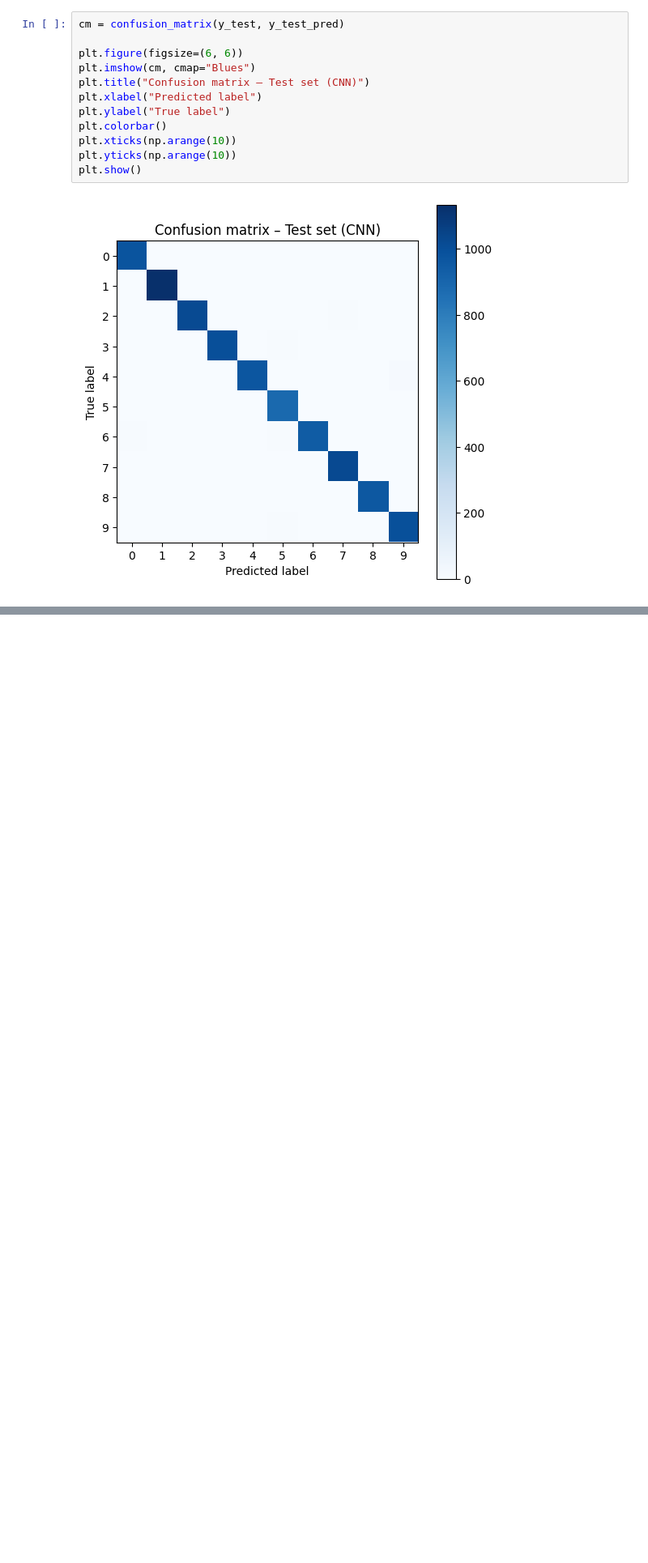
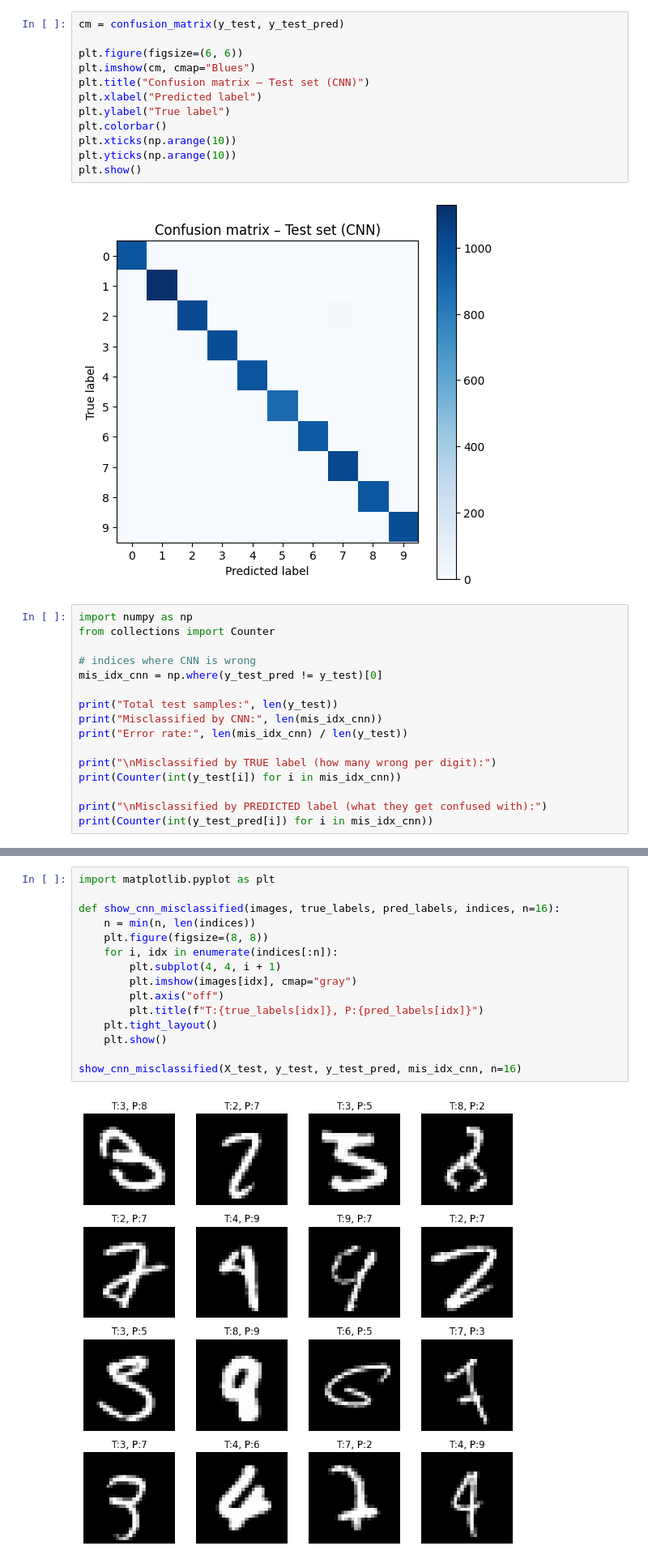
Before and after one commit to ChangeEngine/Intro-to-ML--Group-1--Final-Project, a Jupyter notebook: notebooks/04_cnn_model.ipynb, the cells around one changed output, grey strips where cells are left out. Shown: that part at 81% size. Cells and saved outputs as stored; diff of their text form; blank space fills up the shorter version.

```diff
--- a/notebooks/04_cnn_model.ipynb
+++ b/notebooks/04_cnn_model.ipynb
@@ -308,3 +299,19 @@ plt.yticks(np.arange(10))
 plt.show()
 # %% [output]
 [figure]
+# %%
+import numpy as np
+from collections import Counter
+
+# indices where CNN is wrong
+mis_idx_cnn = np.where(y_test_pred != y_test)[0]
+
+print("Total test samples:", len(y_test))
+print("Misclassified by CNN:", len(mis_idx_cnn))
+print("Error rate:", len(mis_idx_cnn) / len(y_test))
+
+print("\nMisclassified by TRUE label (how many wrong per digit):")
+print(Counter(int(y_test[i]) for i in mis_idx_cnn))
+
+print("\nMisclassified by PREDICTED label (what they get confused with):")
+print(Counter(int(y_test_pred[i]) for i in mis_idx_cnn))
@@ -310,0 +328,17 @@ plt.show()
+# %%
+import matplotlib.pyplot as plt
+
+def show_cnn_misclassified(images, true_labels, pred_labels, indices, n=16):
+    n = min(n, len(indices))
+    plt.figure(figsize=(8, 8))
+    for i, idx in enumerate(indices[:n]):
+        plt.subplot(4, 4, i + 1)
+        plt.imshow(images[idx], cmap="gray")
+        plt.axis("off")
+        plt.title(f"T:{true_labels[idx]}, P:{pred_labels[idx]}")
+    plt.tight_layout()
+    plt.show()
+
+show_cnn_misclassified(X_test, y_test, y_test_pred, mis_idx_cnn, n=16)
+# %% [output]
+[figure, added]
```
Also changed, not shown: parts of 6 cells of this notebook.
